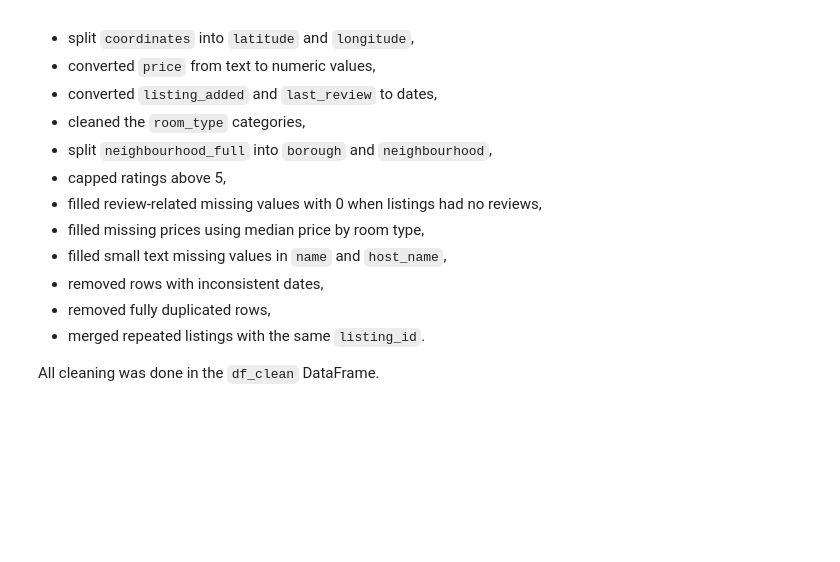
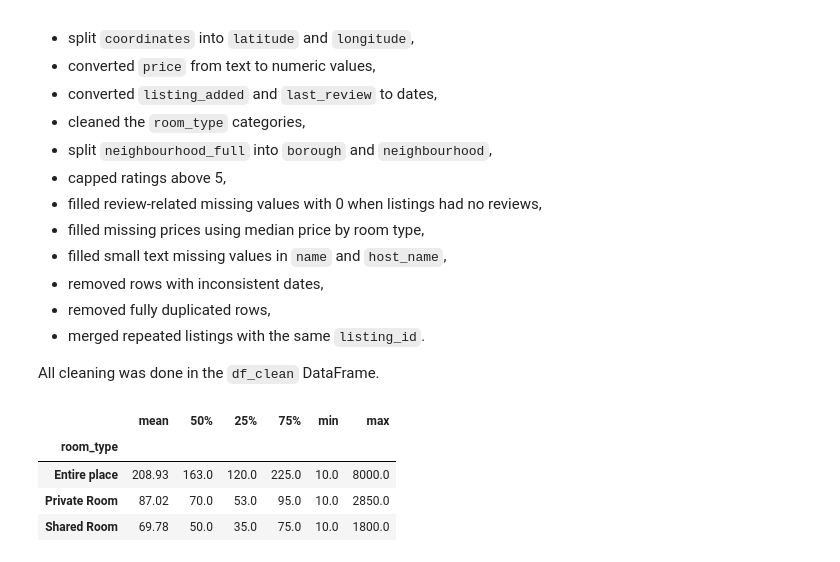
Before and after one commit to xDomino066/Descriptive_Statistics_PANDASTEAM, a Jupyter notebook: Domino/airbnb_cleaning.ipynb, the cells around one changed output. Saved outputs shown, nothing was run; the diff lists cells and outputs as text; code cells hidden in the pictures; blank space fills up the shorter version.

```diff
--- a/Domino/airbnb_cleaning.ipynb
+++ b/Domino/airbnb_cleaning.ipynb
@@ -593,3 +593,21 @@ In this notebook we cleaned the Airbnb dataset by doing the following:
 - merged repeated listings with the same `listing_id`.
 
 All cleaning was done in the `df_clean` DataFrame.
+# %%
+price_stats_by_room = (
+    df_clean
+    .dropna(subset=['price', 'room_type'])
+    .groupby('room_type')['price']
+    .describe()
+    [['mean', '50%', '25%', '75%', 'min', 'max']]
+    .round(2)
+)
+
+
+price_stats_by_room
+# %% [output]
+|  | mean | 50% | 25% | 75% | min | max |
+| room_type |  |  |  |  |  |  |
+| Entire place | 208.93 | 163.0 | 120.0 | 225.0 | 10.0 | 8000.0 |
+| Private Room | 87.02 | 70.0 | 53.0 | 95.0 | 10.0 | 2850.0 |
+| Shared Room | 69.78 | 50.0 | 35.0 | 75.0 | 10.0 | 1800.0 |
```
Also changed, not shown: 1 other file.
